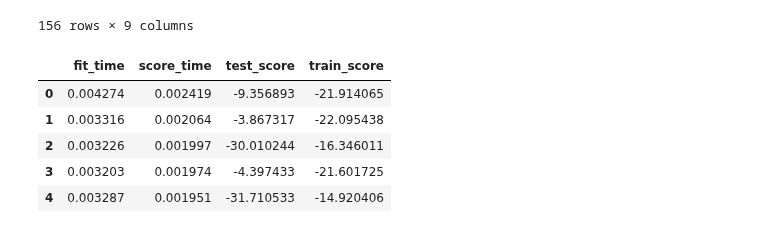
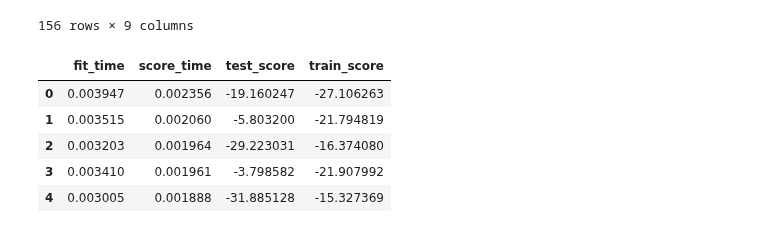
Before and after one commit to sydlpeters/dsci-group-2025w1-group-101-1, a Jupyter notebook: FinalProject.ipynb, the cells around one changed output. Saved outputs shown, nothing was run; the diff lists cells and outputs as text; code cells hidden in the pictures.

```diff
--- a/FinalProject.ipynb
+++ b/FinalProject.ipynb
@@ -189,10 +189,10 @@ players_training, players_testing = train_test_split(
 )
 
 # set target and predictors
-players_x_train = players_training[["experience", "subscribe"]]
+players_x_train = players_training[["experience"]]
 players_y_train = players_training["played_hours"]
 
-players_x_test = players_testing[["experience", "subscribe"]]
+players_x_test = players_testing[["experience"]]
 players_y_test = players_testing["played_hours"]
 
 players_training
@@ -213,33 +213,33 @@ players_training
 # %%
 # preprocess the data, make the pipeline
 players_preprocessor = make_column_transformer(
     (
         StandardScaler(),
         [
             "experience",
-            "subscribe"],
+            ],
     )
 )
 players_pipeline = make_pipeline(players_preprocessor, KNeighborsRegressor())
 
 players_cv = pd.DataFrame(
     cross_validate(
         players_pipeline,
         players_x_train,
         players_y_train,
         cv=5,
         scoring="neg_root_mean_squared_error",
         return_train_score=True,
     )
 )
 players_cv
 # %% [output]
 |  | fit_time | score_time | test_score | train_score |
-| 0 | 0.004274 | 0.002419 | -9.356893 | -21.914065 |
-| 1 | 0.003316 | 0.002064 | -3.867317 | -22.095438 |
-| 2 | 0.003226 | 0.001997 | -30.010244 | -16.346011 |
-| 3 | 0.003203 | 0.001974 | -4.397433 | -21.601725 |
-| 4 | 0.003287 | 0.001951 | -31.710533 | -14.920406 |
+| 0 | 0.003947 | 0.002356 | -19.160247 | -27.106263 |
+| 1 | 0.003515 | 0.002060 | -5.803200 | -21.794819 |
+| 2 | 0.003203 | 0.001964 | -29.223031 | -16.374080 |
+| 3 | 0.003410 | 0.001961 | -3.798582 | -21.907992 |
+| 4 | 0.003005 | 0.001888 | -31.885128 | -15.327369 |
 # %%
 # create the 5-fold GridSearchCV object
 param_grid = {
```
Also changed, not shown: parts of 4 cells of this notebook.
